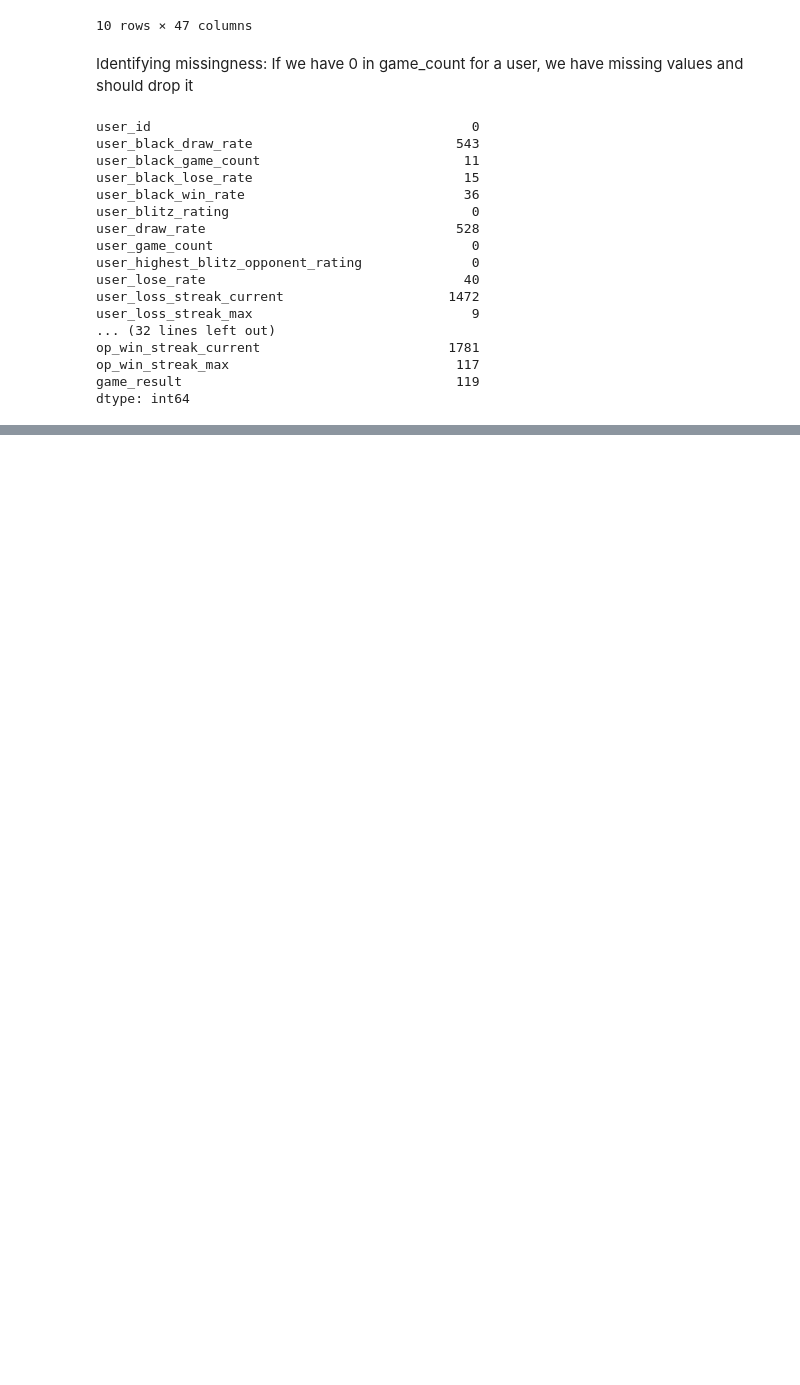
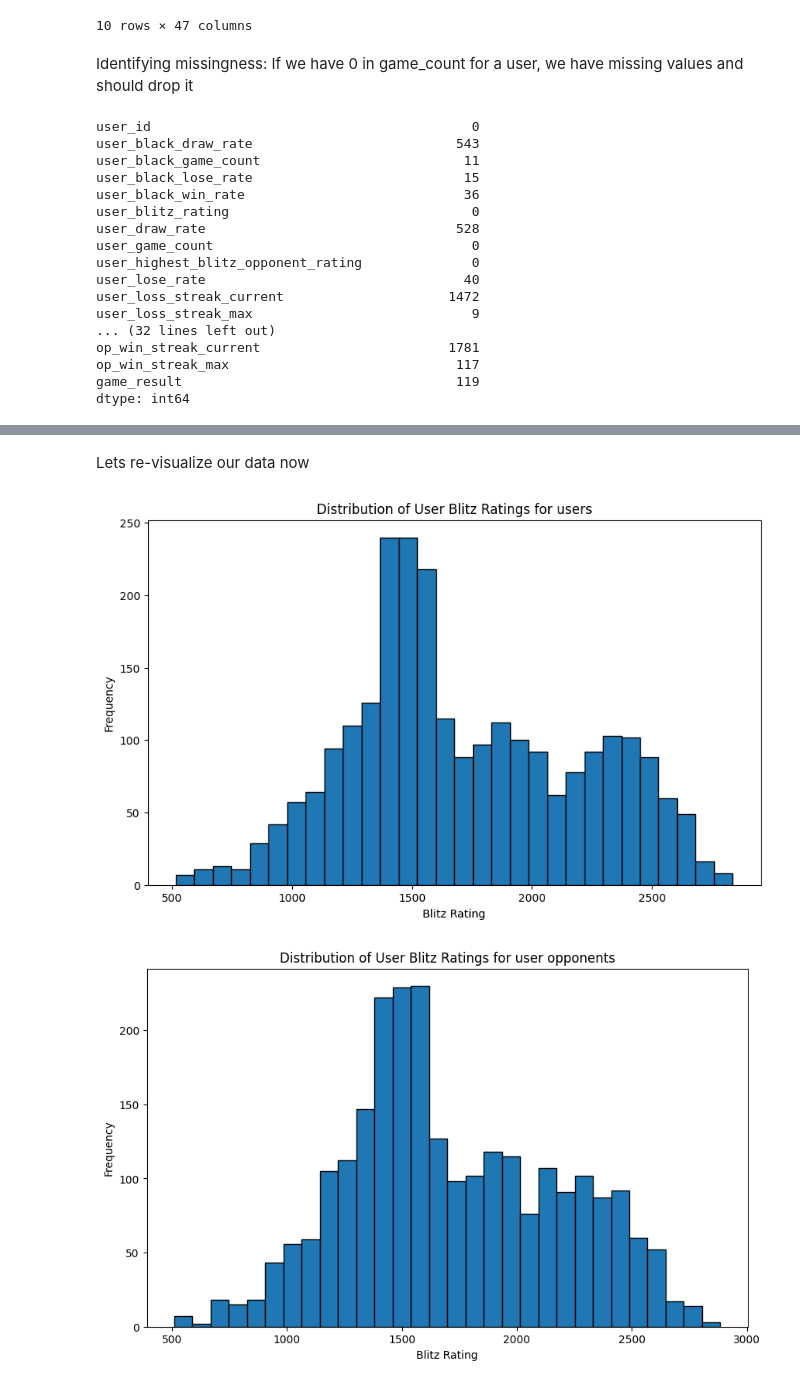
Before and after one commit to KaiSolter/cs506_final_project, a Jupyter notebook: 1tia/test.ipynb, the cells around one changed output, grey strips where cells are left out. Cells and saved outputs as stored; diff of their text form; code cells hidden in the pictures; blank space fills up the shorter version.

```diff
--- a/1tia/test.ipynb
+++ b/1tia/test.ipynb
@@ -79,0 +161,34 @@ We can see that there are many fields that contain 0 values. For some columns, w
+# %% [markdown]
+Lets re-visualize our data now
+# %%
+# Replace 'df' with the name of your DataFrame if it's different
+plt.figure(figsize=(10, 6))
+plt.hist(df['user_blitz_rating'], bins=30, edgecolor='black')
+plt.title('Distribution of User Blitz Ratings for users')
+plt.xlabel('Blitz Rating')
+plt.ylabel('Frequency')
+plt.show()
+
+plt.figure(figsize=(10, 6))
+plt.hist(df['op_blitz_rating'], bins=30, edgecolor='black')
+plt.title('Distribution of User Blitz Ratings for user opponents')
+plt.xlabel('Blitz Rating')
+plt.ylabel('Frequency')
+plt.show()
+
+plt.figure(figsize=(10, 6))
+plt.hist(df['user_rating_deviation'], bins=30, edgecolor='black')
+plt.title('Distribution of rating deviation for users')
+plt.xlabel('Blitz Rating')
+plt.ylabel('Frequency')
+plt.show()
+
+plt.figure(figsize=(10, 6))
+plt.hist(df['op_rating_deviation'], bins=30, edgecolor='black')
+plt.title('Distribution of rating deviation for user opponents')
+plt.xlabel('Blitz Rating')
+plt.ylabel('Frequency')
+plt.show()
+# %% [output]
+[figure, added]
+[figure, added]
```
Also changed, not shown: parts of 18 cells of this notebook.
